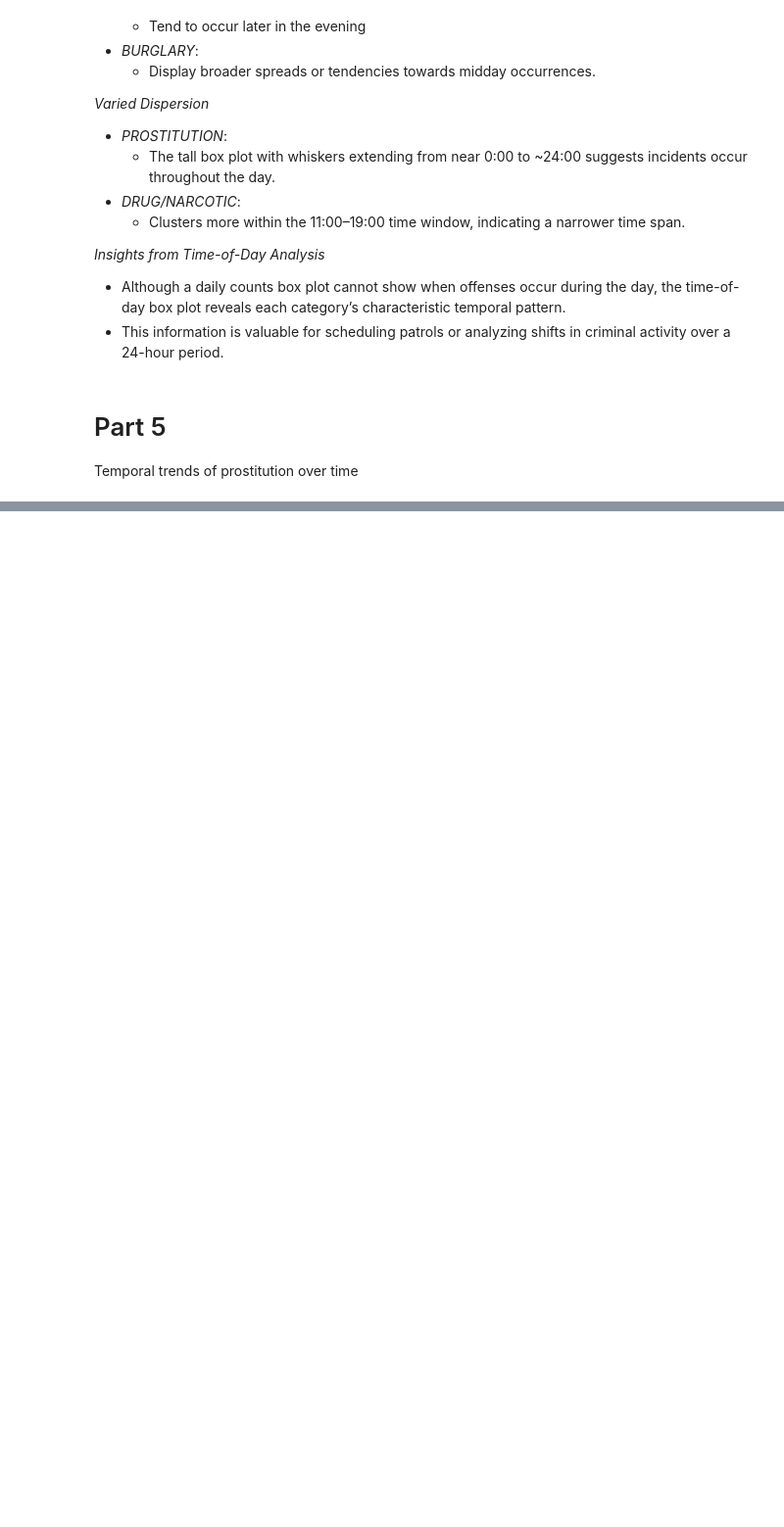
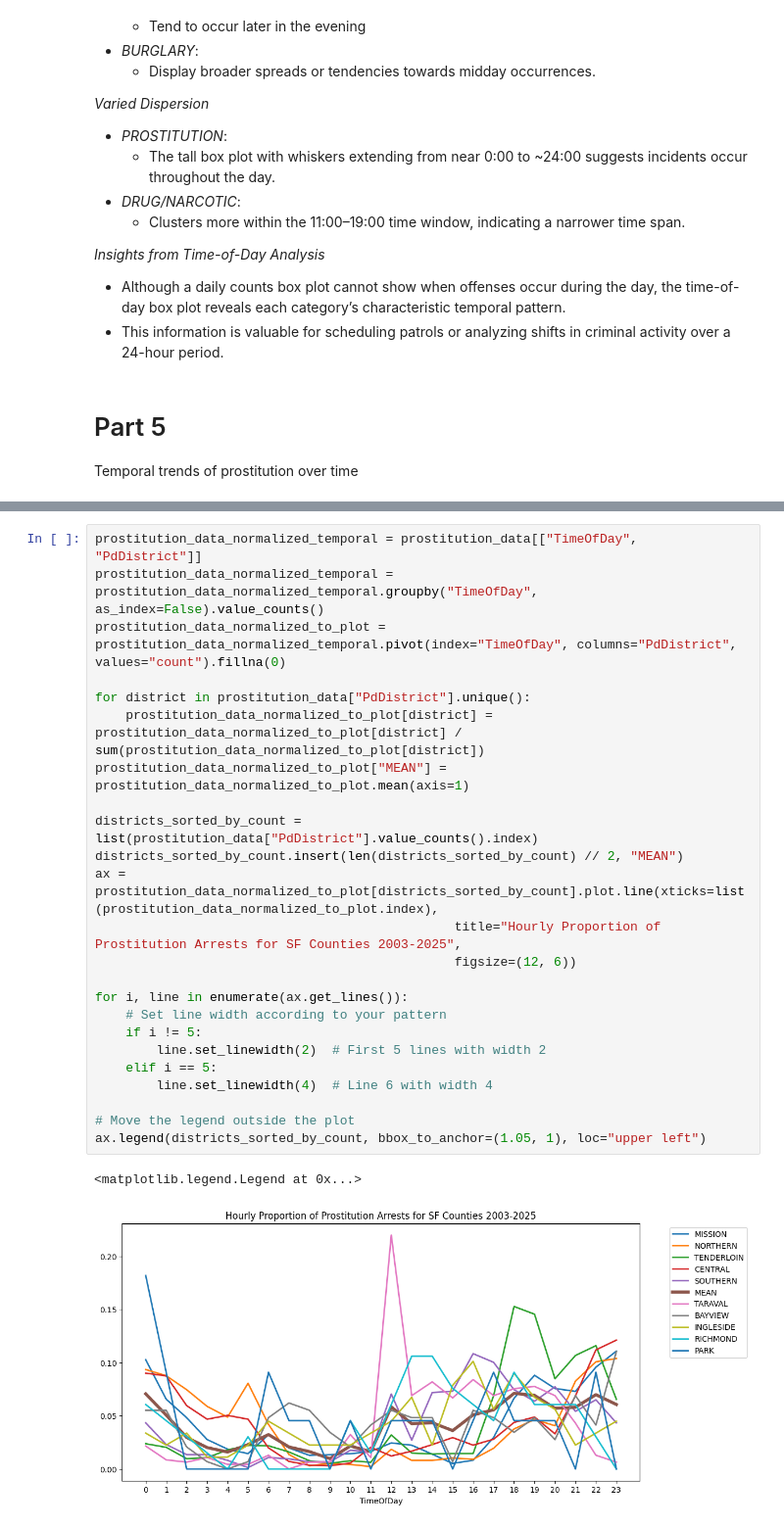
Before and after one commit to LeoItaly/social-data-visualization-2025, a Jupyter notebook: Assignment/Assignment1_final.ipynb, the cells around one changed output, grey strips where cells are left out. Shown at 98% size. Cells and saved outputs as stored; diff of their text form; blank space fills up the shorter version.

```diff
--- a/Assignment/Assignment1_final.ipynb
+++ b/Assignment/Assignment1_final.ipynb
@@ -733,0 +792,27 @@ Temporal trends of prostitution over time
+# %%
+prostitution_data_normalized_temporal = prostitution_data[["TimeOfDay", "PdDistrict"]]
+prostitution_data_normalized_temporal = prostitution_data_normalized_temporal.groupby("TimeOfDay", as_index=False).value_counts()
+prostitution_data_normalized_to_plot = prostitution_data_normalized_temporal.pivot(index="TimeOfDay", columns="PdDistrict", values="count").fillna(0)
+
+for district in prostitution_data["PdDistrict"].unique():
+    prostitution_data_normalized_to_plot[district] = prostitution_data_normalized_to_plot[district] / sum(prostitution_data_normalized_to_plot[district])
+prostitution_data_normalized_to_plot["MEAN"] = prostitution_data_normalized_to_plot.mean(axis=1)
+
+districts_sorted_by_count = list(prostitution_data["PdDistrict"].value_counts().index)
+districts_sorted_by_count.insert(len(districts_sorted_by_count) // 2, "MEAN")
+ax = prostitution_data_normalized_to_plot[districts_sorted_by_count].plot.line(xticks=list(prostitution_data_normalized_to_plot.index),
+                                               title="Hourly Proportion of Prostitution Arrests for SF Counties 2003-2025",
+                                               figsize=(12, 6))
+
+for i, line in enumerate(ax.get_lines()):
+    # Set line width according to your pattern
+    if i != 5:
+        line.set_linewidth(2)  # First 5 lines with width 2
+    elif i == 5:
+        line.set_linewidth(4)  # Line 6 with width 4
+
+# Move the legend outside the plot
+ax.legend(districts_sorted_by_count, bbox_to_anchor=(1.05, 1), loc="upper left")
+# %% [output]
+<matplotlib.legend.Legend at 0x...>
+[figure, added]
```
Also changed, not shown: parts of 15 cells of this notebook.
